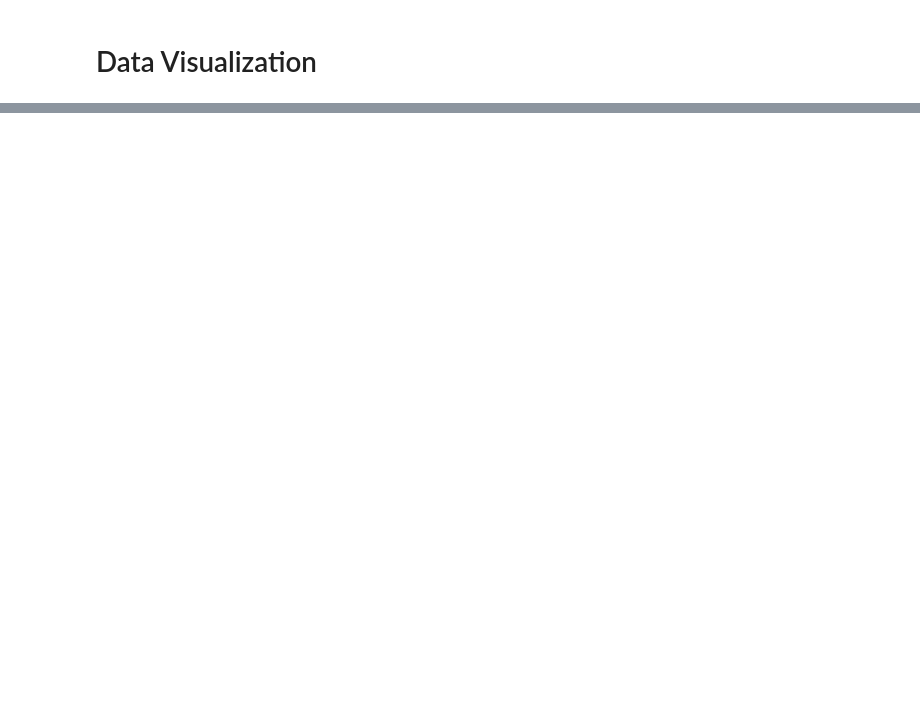
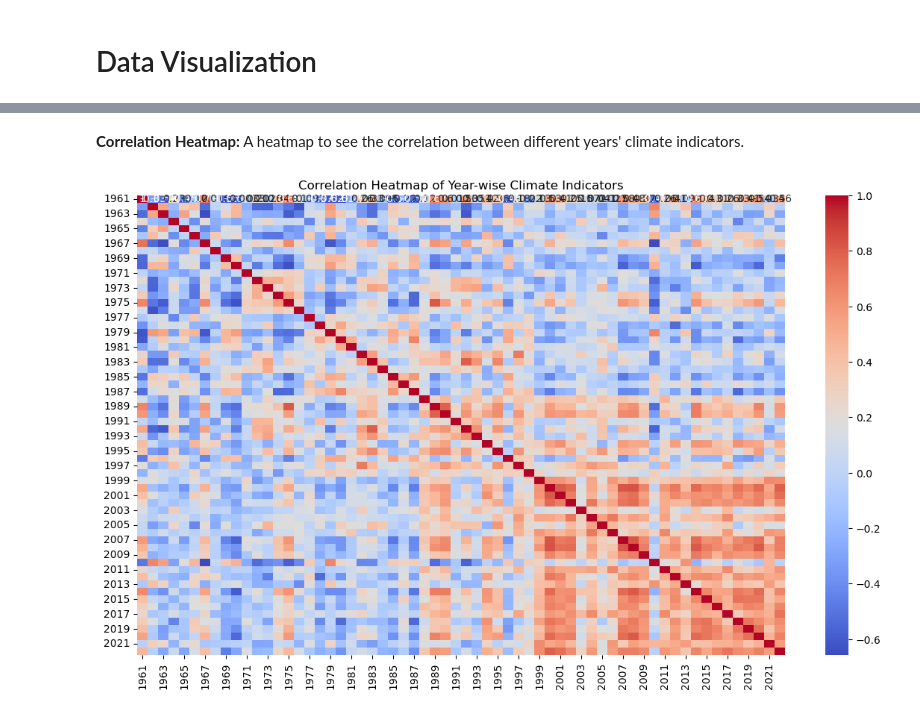
Before and after one commit to DeepInsightCoder/ML-Projects-Portfolio, a Jupyter notebook: IntroToMLBasics/EXPLORE DATASET .ipynb, the cells around one changed output, grey strips where cells are left out. Cells and saved outputs as stored; diff of their text form; code cells hidden in the pictures; blank space fills up the shorter version.

```diff
--- a/IntroToMLBasics/EXPLORE DATASET .ipynb
+++ b/IntroToMLBasics/EXPLORE DATASET .ipynb
@@ -244,0 +260,10 @@ plt.show()
+# %% [markdown]
+**Correlation Heatmap:**
+A heatmap to see the correlation between different years' climate indicators.
+# %%
+plt.figure(figsize=(14,8))
+sns.heatmap(df[year_columns].corr(), annot=True, cmap='coolwarm')
+plt.title('Correlation Heatmap of Year-wise Climate Indicators')
+plt.show()
+# %% [output]
+[figure, added]
```
Also changed, not shown: parts of 62 cells of this notebook, 1 other file.
